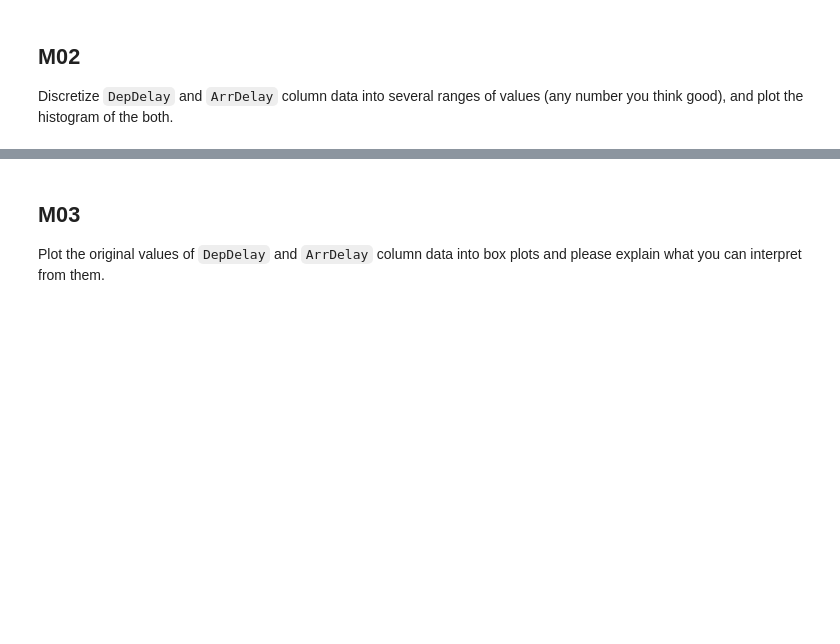
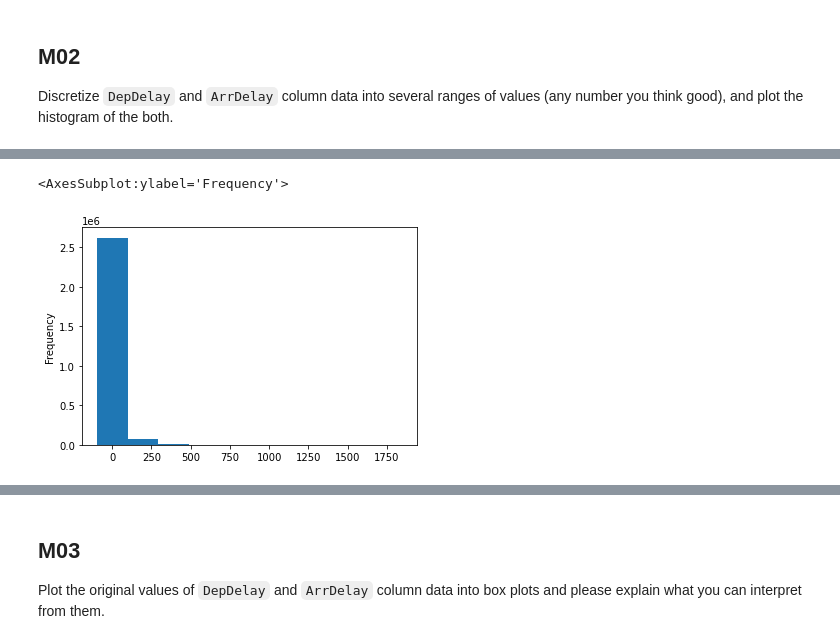
Before and after one commit to jesslyn1999/Data-Mining-HandsOn, a Jupyter notebook: W1_handson/W01_your-student-id_your-name.ipynb, the cells around one changed output, grey strips where cells are left out. Saved outputs shown, nothing was run; the diff lists cells and outputs as text; code cells hidden in the pictures; blank space fills up the shorter version.

```diff
--- a/W1_handson/W01_your-student-id_your-name.ipynb
+++ b/W1_handson/W01_your-student-id_your-name.ipynb
@@ -32,0 +67,5 @@
+# %%
+df.ArrDelay.plot.hist(bins=10)
+# %% [output]
+<AxesSubplot:ylabel='Frequency'>
+[figure, added]
```
Also changed, not shown: parts of 15 cells of this notebook.
